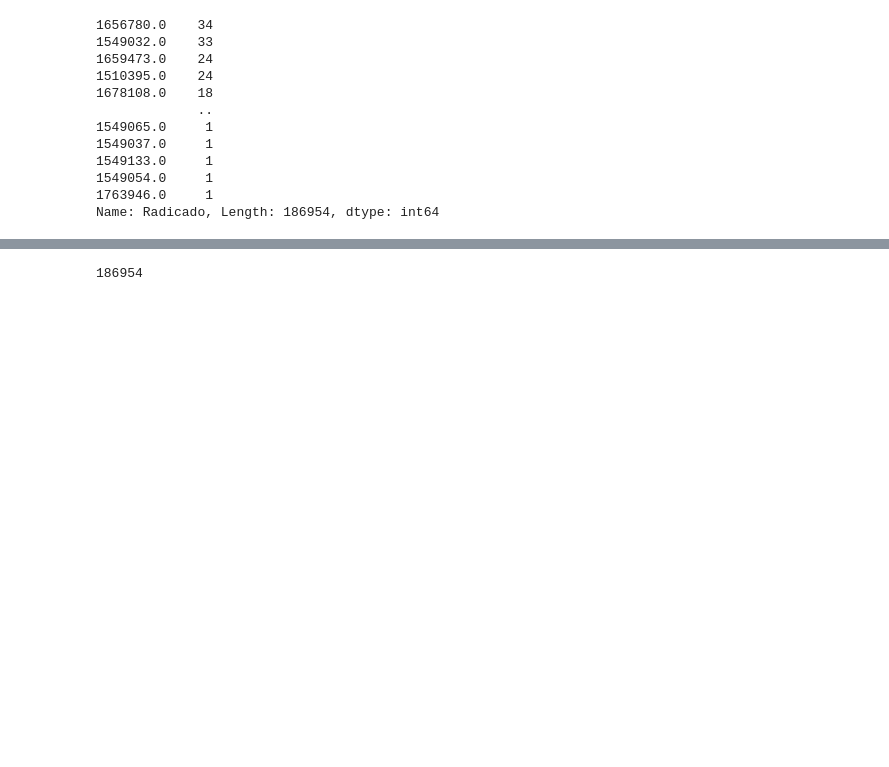
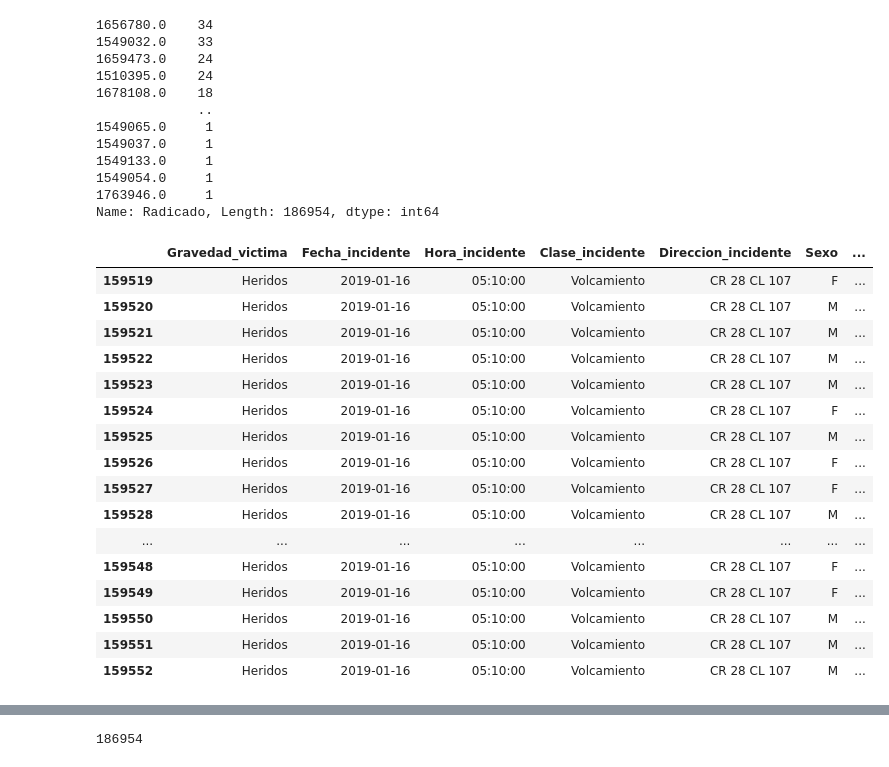
Before and after one commit to Knd9/mentoriaDD2022, a Jupyter notebook: EyCD/Mentoria_P2_EyCD_IncViales.ipynb, the cells around one changed output, grey strips where cells are left out. Drawn from its saved outputs; the diff is of its cells as text; code cells hidden in the pictures; blank space fills up the shorter version.

```diff
--- a/EyCD/Mentoria_P2_EyCD_IncViales.ipynb
+++ b/EyCD/Mentoria_P2_EyCD_IncViales.ipynb
@@ -670,6 +670,26 @@ invia_copy_df.Radicado.value_counts()
 1549054.0     1
 1763946.0     1
 Name: Radicado, Length: 186954, dtype: int64
+# %%
+invia_copy_df[invia_copy_df.Radicado == 1656780.0]
+# %% [output]
+|  | Gravedad_victima | Fecha_incidente | Hora_incidente | Clase_incidente | Direccion_incidente | Sexo | ... |
+| 159519 | Heridos | 2019-01-16 | 05:10:00 | Volcamiento | CR 28 CL 107 | F | ... |
+| 159520 | Heridos | 2019-01-16 | 05:10:00 | Volcamiento | CR 28 CL 107 | M | ... |
+| 159521 | Heridos | 2019-01-16 | 05:10:00 | Volcamiento | CR 28 CL 107 | M | ... |
+| 159522 | Heridos | 2019-01-16 | 05:10:00 | Volcamiento | CR 28 CL 107 | M | ... |
+| 159523 | Heridos | 2019-01-16 | 05:10:00 | Volcamiento | CR 28 CL 107 | M | ... |
+| 159524 | Heridos | 2019-01-16 | 05:10:00 | Volcamiento | CR 28 CL 107 | F | ... |
+| 159525 | Heridos | 2019-01-16 | 05:10:00 | Volcamiento | CR 28 CL 107 | M | ... |
+| 159526 | Heridos | 2019-01-16 | 05:10:00 | Volcamiento | CR 28 CL 107 | F | ... |
+| 159527 | Heridos | 2019-01-16 | 05:10:00 | Volcamiento | CR 28 CL 107 | F | ... |
+| 159528 | Heridos | 2019-01-16 | 05:10:00 | Volcamiento | CR 28 CL 107 | M | ... |
+| ... | ... | ... | ... | ... | ... | ... | ... |
+| 159548 | Heridos | 2019-01-16 | 05:10:00 | Volcamiento | CR 28 CL 107 | F | ... |
+| 159549 | Heridos | 2019-01-16 | 05:10:00 | Volcamiento | CR 28 CL 107 | F | ... |
+| 159550 | Heridos | 2019-01-16 | 05:10:00 | Volcamiento | CR 28 CL 107 | M | ... |
+| 159551 | Heridos | 2019-01-16 | 05:10:00 | Volcamiento | CR 28 CL 107 | M | ... |
+| 159552 | Heridos | 2019-01-16 | 05:10:00 | Volcamiento | CR 28 CL 107 | M | ... |
 # %%
 invia_copy_df.groupby('Radicado').first()
 # %% [output]
```
Also changed, not shown: parts of 3 cells of this notebook, 2 other files.
